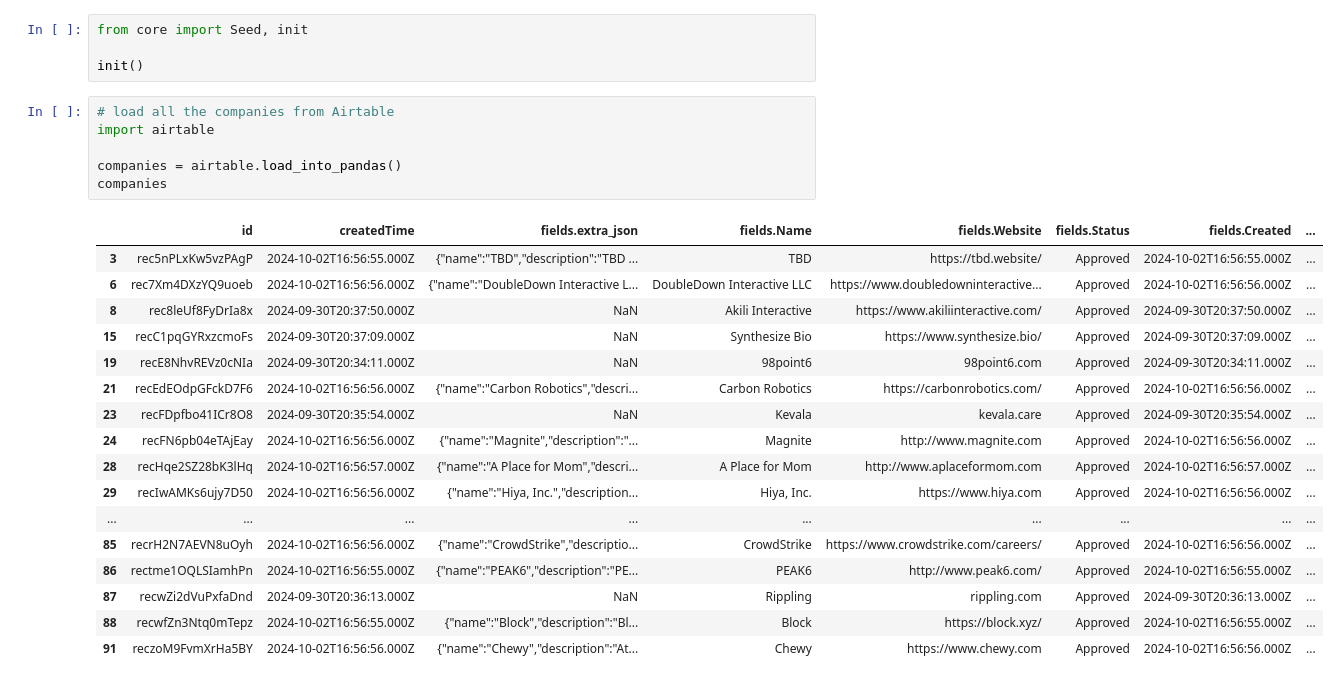
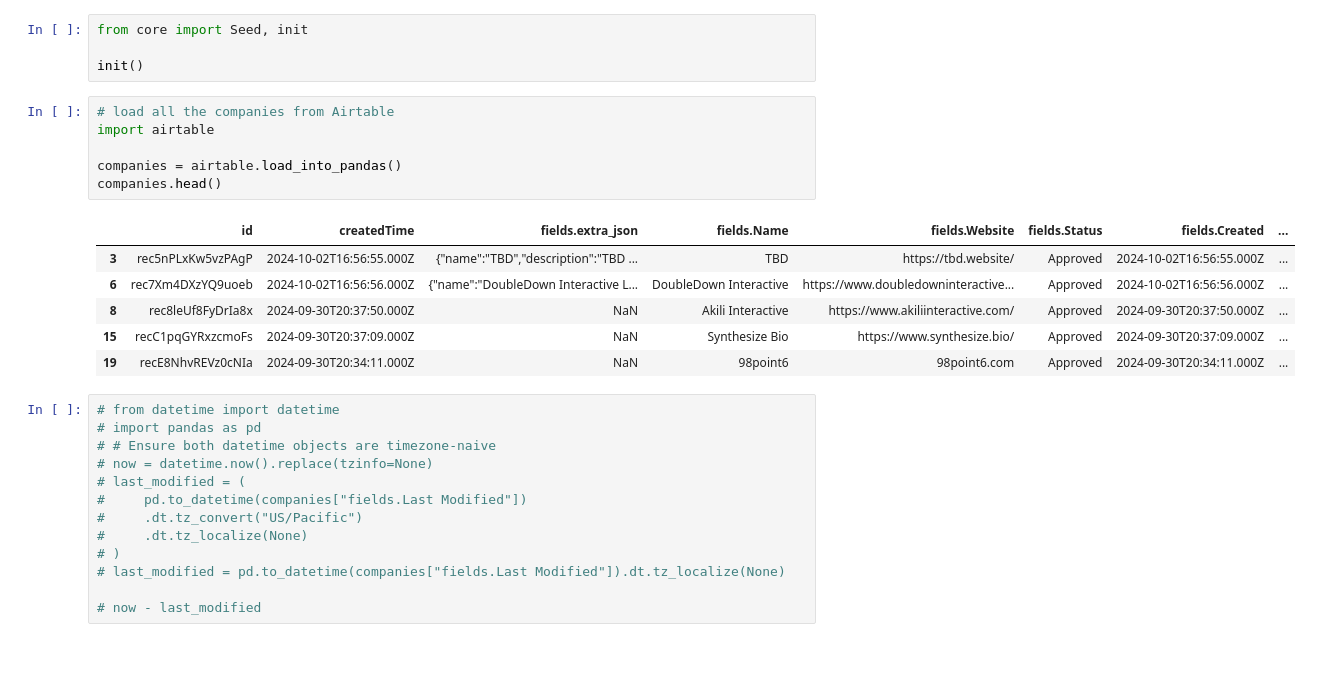
Before and after one commit to ktrnka/company-detective, a Jupyter notebook: src/v3_refresh_company_data.ipynb, the cells around one changed output. Drawn from its saved outputs; the diff is of its cells as text; blank space fills up the shorter version.

```diff
--- a/src/v3_refresh_company_data.ipynb
+++ b/src/v3_refresh_company_data.ipynb
@@ -5,24 +5,26 @@ init()
 # %%
 # load all the companies from Airtable
 import airtable
 
 companies = airtable.load_into_pandas()
-companies
+companies.head()
 # %% [output]
 |  | id | createdTime | fields.extra_json | fields.Name | fields.Website | fields.Status | fields.Created | ... |
 | 3 | rec5nPLxKw5vzPAgP | 2024-10-02T16:56:55.000Z | {"name":"TBD","description":"TBD ... | TBD | https://tbd.website/ | Approved | 2024-10-02T16:56:55.000Z | ... |
-| 6 | rec7Xm4DXzYQ9uoeb | 2024-10-02T16:56:56.000Z | {"name":"DoubleDown Interactive L... | DoubleDown Interactive LLC | https://www.doubledowninteractive... | Approved | 2024-10-02T16:56:56.000Z | ... |
+| 6 | rec7Xm4DXzYQ9uoeb | 2024-10-02T16:56:56.000Z | {"name":"DoubleDown Interactive L... | DoubleDown Interactive | https://www.doubledowninteractive... | Approved | 2024-10-02T16:56:56.000Z | ... |
 | 8 | rec8leUf8FyDrIa8x | 2024-09-30T20:37:50.000Z | NaN | Akili Interactive | https://www.akiliinteractive.com/ | Approved | 2024-09-30T20:37:50.000Z | ... |
 | 15 | recC1pqGYRxzcmoFs | 2024-09-30T20:37:09.000Z | NaN | Synthesize Bio | https://www.synthesize.bio/ | Approved | 2024-09-30T20:37:09.000Z | ... |
 | 19 | recE8NhvREVz0cNIa | 2024-09-30T20:34:11.000Z | NaN | 98point6 | 98point6.com | Approved | 2024-09-30T20:34:11.000Z | ... |
-| 21 | recEdEOdpGFckD7F6 | 2024-10-02T16:56:56.000Z | {"name":"Carbon Robotics","descri... | Carbon Robotics | https://carbonrobotics.com/ | Approved | 2024-10-02T16:56:56.000Z | ... |
-| 23 | recFDpfbo41ICr8O8 | 2024-09-30T20:35:54.000Z | NaN | Kevala | kevala.care | Approved | 2024-09-30T20:35:54.000Z | ... |
-| 24 | recFN6pb04eTAjEay | 2024-10-02T16:56:56.000Z | {"name":"Magnite","description":"... | Magnite | http://www.magnite.com | Approved | 2024-10-02T16:56:56.000Z | ... |
-| 28 | recHqe2SZ28bK3lHq | 2024-10-02T16:56:57.000Z | {"name":"A Place for Mom","descri... | A Place for Mom | http://www.aplaceformom.com | Approved | 2024-10-02T16:56:57.000Z | ... |
-| 29 | recIwAMKs6ujy7D50 | 2024-10-02T16:56:56.000Z | {"name":"Hiya, Inc.","description... | Hiya, Inc. | https://www.hiya.com | Approved | 2024-10-02T16:56:56.000Z | ... |
-| ... | ... | ... | ... | ... | ... | ... | ... | ... |
-| 85 | recrH2N7AEVN8uOyh | 2024-10-02T16:56:56.000Z | {"name":"CrowdStrike","descriptio... | CrowdStrike | https://www.crowdstrike.com/careers/ | Approved | 2024-10-02T16:56:56.000Z | ... |
-| 86 | rectme1OQLSIamhPn | 2024-10-02T16:56:55.000Z | {"name":"PEAK6","description":"PE... | PEAK6 | http://www.peak6.com/ | Approved | 2024-10-02T16:56:55.000Z | ... |
-| 87 | recwZi2dVuPxfaDnd | 2024-09-30T20:36:13.000Z | NaN | Rippling | rippling.com | Approved | 2024-09-30T20:36:13.000Z | ... |
-| 88 | recwfZn3Ntq0mTepz | 2024-10-02T16:56:55.000Z | {"name":"Block","description":"Bl... | Block | https://block.xyz/ | Approved | 2024-10-02T16:56:55.000Z | ... |
-| 91 | reczoM9FvmXrHa5BY | 2024-10-02T16:56:56.000Z | {"name":"Chewy","description":"At... | Chewy | https://www.chewy.com | Approved | 2024-10-02T16:56:56.000Z | ... |
+# %%
+# from datetime import datetime
+# import pandas as pd
+# # Ensure both datetime objects are timezone-naive
+# now = datetime.now().replace(tzinfo=None)
+# last_modified = (
+#     pd.to_datetime(companies["fields.Last Modified"])
+#     .dt.tz_convert("US/Pacific")
+#     .dt.tz_localize(None)
+# )
+# last_modified = pd.to_datetime(companies["fields.Last Modified"]).dt.tz_localize(None)
+
+# now - last_modified
```
Also changed, not shown: parts of 6 cells of this notebook, 30 other files.
